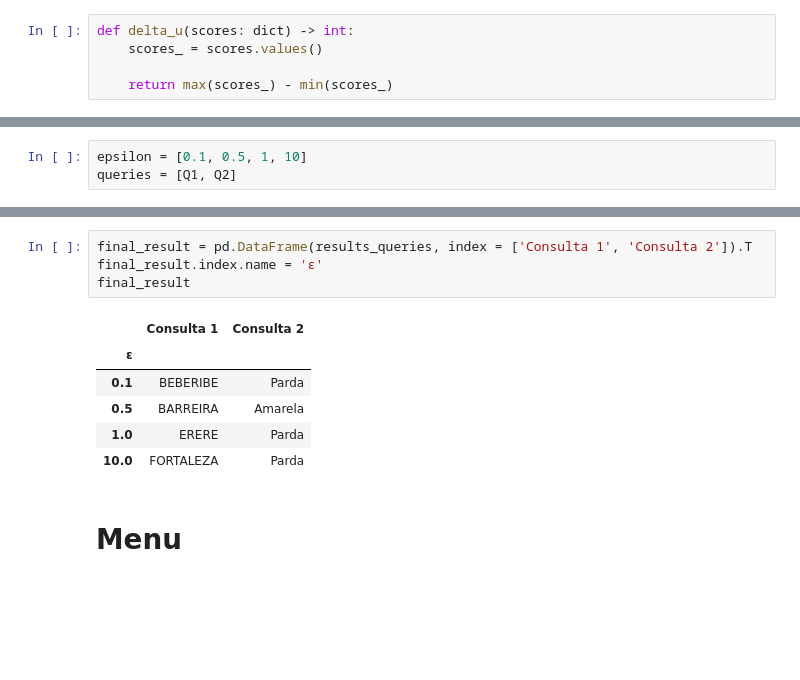
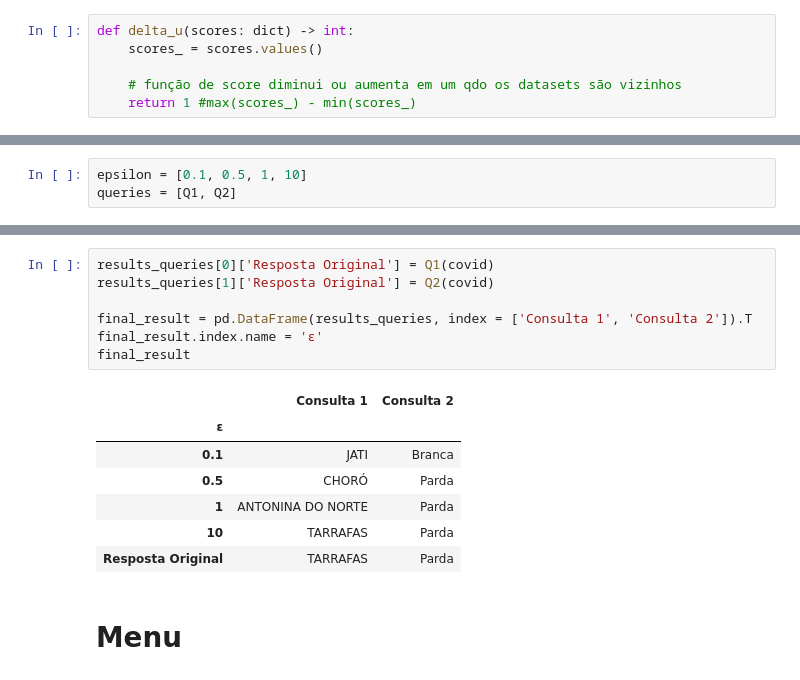
Before and after one commit to Brabissima/disciplina-priv-2022, a Jupyter notebook: Trabalho 04/Mecanismo Exponencial.ipynb, the cells around one changed output, grey strips where cells are left out. Saved outputs shown, nothing was run; the diff lists cells and outputs as text; blank space fills up the shorter version.

```diff
--- a/Trabalho 04/Mecanismo Exponencial.ipynb
+++ b/Trabalho 04/Mecanismo Exponencial.ipynb
@@ -50,7 +52,8 @@ def scores_Q2(df: pd.DataFrame) -> dict:
 def delta_u(scores: dict) -> int:
     scores_ = scores.values()
 
-    return max(scores_) - min(scores_)
+    # função de score diminui ou aumenta em um qdo os datasets são vizinhos
+    return 1 #max(scores_) - min(scores_)
 # %% [markdown]
 # Mecanismo Exponencial
 # %%
@@ -118,15 +121,19 @@ for q in queries:
 ... (12 outputs left out)
 # %%
+results_queries[0]['Resposta Original'] = Q1(covid)
+results_queries[1]['Resposta Original'] = Q2(covid)
+
 final_result = pd.DataFrame(results_queries, index = ['Consulta 1', 'Consulta 2']).T
 final_result.index.name = 'ε'
 final_result
 # %% [output]
 |  | Consulta 1 | Consulta 2 |
 | ε |  |  |
-| 0.1 | BEBERIBE | Parda |
-| 0.5 | BARREIRA | Amarela |
-| 1.0 | ERERE | Parda |
-| 10.0 | FORTALEZA | Parda |
+| 0.1 | JATI | Branca |
+| 0.5 | CHORÓ | Parda |
+| 1 | ANTONINA DO NORTE | Parda |
+| 10 | TARRAFAS | Parda |
+| Resposta Original | TARRAFAS | Parda |
 # %% [markdown]
 # Menu
 # %%
```
Also changed, not shown: parts of 7 cells of this notebook.
